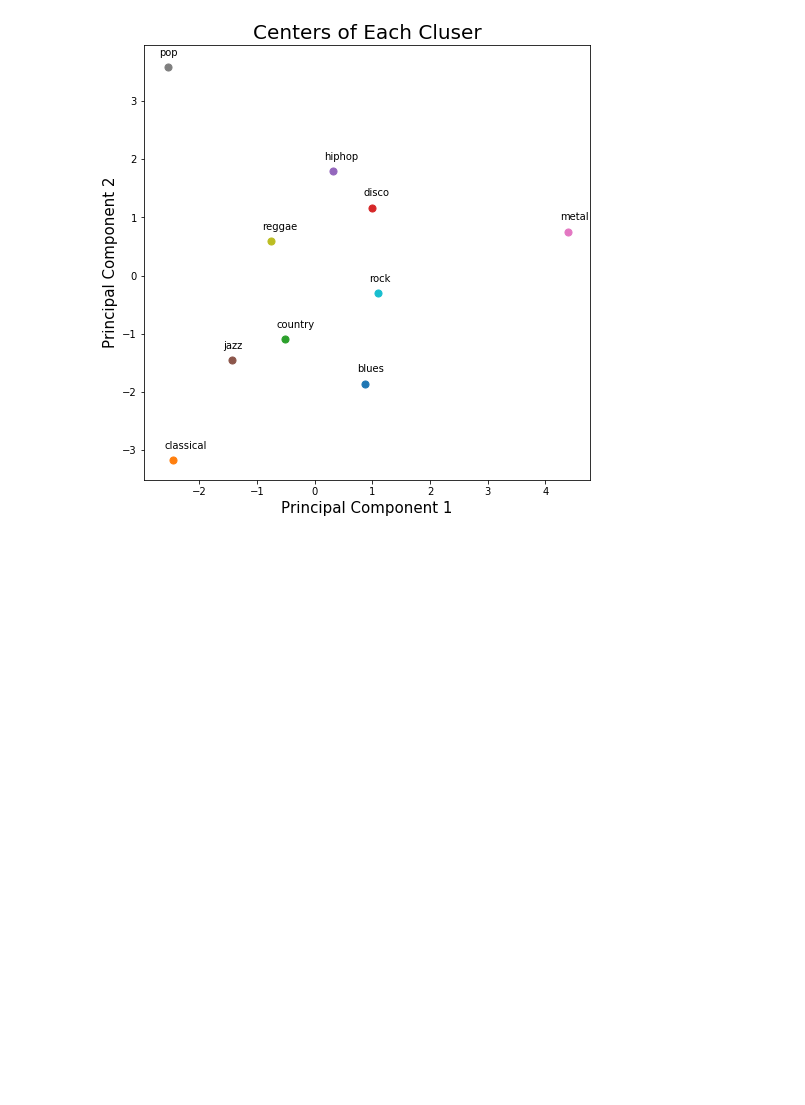
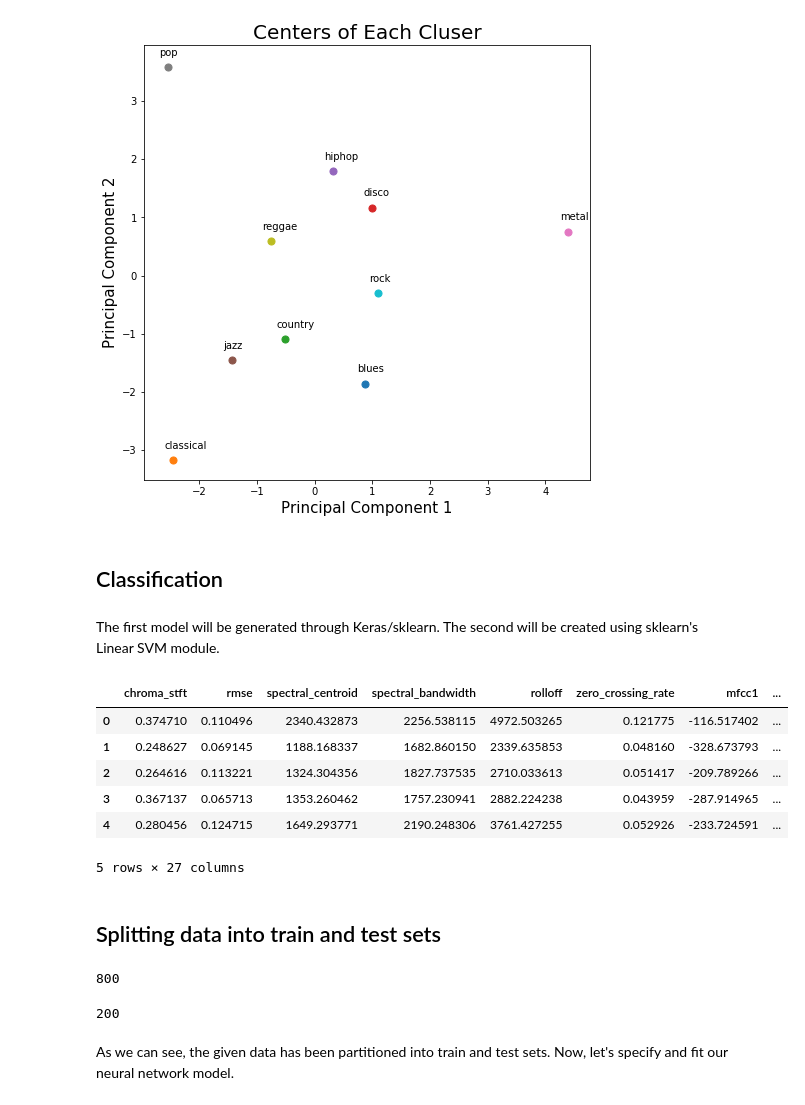
Before and after one commit to diyahir/ELEC475, a Jupyter notebook: Diyahir Term Project Notebook.ipynb, the cells around one changed output. Cells and saved outputs as stored; diff of their text form; code cells hidden in the pictures; blank space fills up the shorter version.

```diff
--- a/Diyahir Term Project Notebook.ipynb
+++ b/Diyahir Term Project Notebook.ipynb
@@ -189,3 +192,20 @@ for target in genres:
     j += 1
 # %% [output]
 [figure]
+# %% [markdown]
+## Classification
+# %% [markdown]
+The first model will be generated through Keras/sklearn. The second will be created using sklearn's Linear SVM module.
+# %%
+# Data now has filename removed (5x27).
+data.head()
+# %% [output]
+|  | chroma_stft | rmse | spectral_centroid | spectral_bandwidth | rolloff | zero_crossing_rate | mfcc1 | ... |
+| 0 | 0.374710 | 0.110496 | 2340.432873 | 2256.538115 | 4972.503265 | 0.121775 | -116.517402 | ... |
+| 1 | 0.248627 | 0.069145 | 1188.168337 | 1682.860150 | 2339.635853 | 0.048160 | -328.673793 | ... |
+| 2 | 0.264616 | 0.113221 | 1324.304356 | 1827.737535 | 2710.033613 | 0.051417 | -209.789266 | ... |
+| 3 | 0.367137 | 0.065713 | 1353.260462 | 1757.230941 | 2882.224238 | 0.043959 | -287.914965 | ... |
+| 4 | 0.280456 | 0.124715 | 1649.293771 | 2190.248306 | 3761.427255 | 0.052926 | -233.724591 | ... |
+5 rows × 27 columns
+# %% [markdown]
+## Splitting data into train and test sets
@@ -191,0 +214,10 @@ for target in genres:
+# %%
+len(y_train)
+# %% [output]
+800
+# %%
+len(y_test)
+# %% [output]
+200
+# %% [markdown]
+As we can see, the given data has been partitioned into train and test sets. Now, let's specify and fit our neural network model.
```
Also changed, not shown: parts of 55 cells of this notebook.
